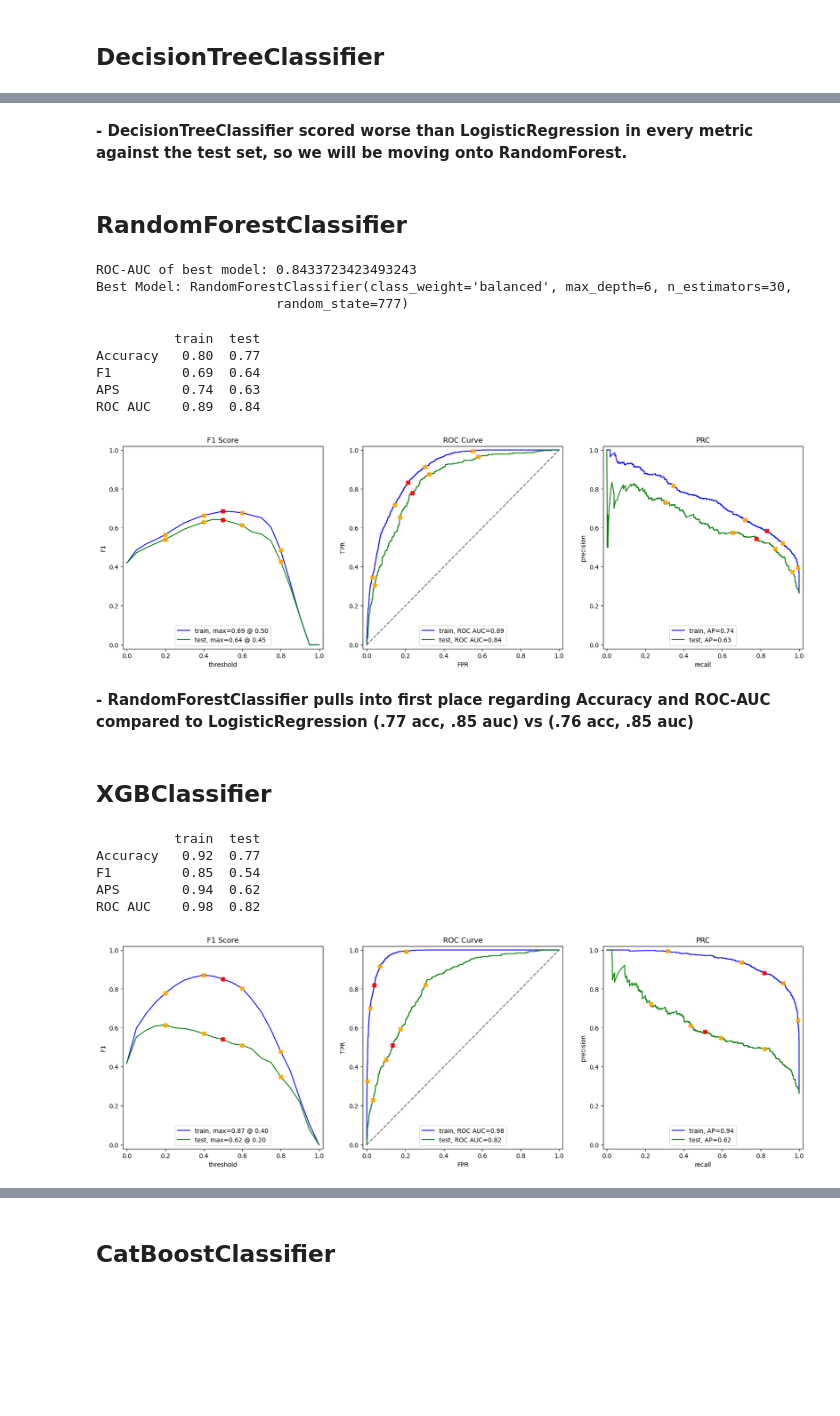
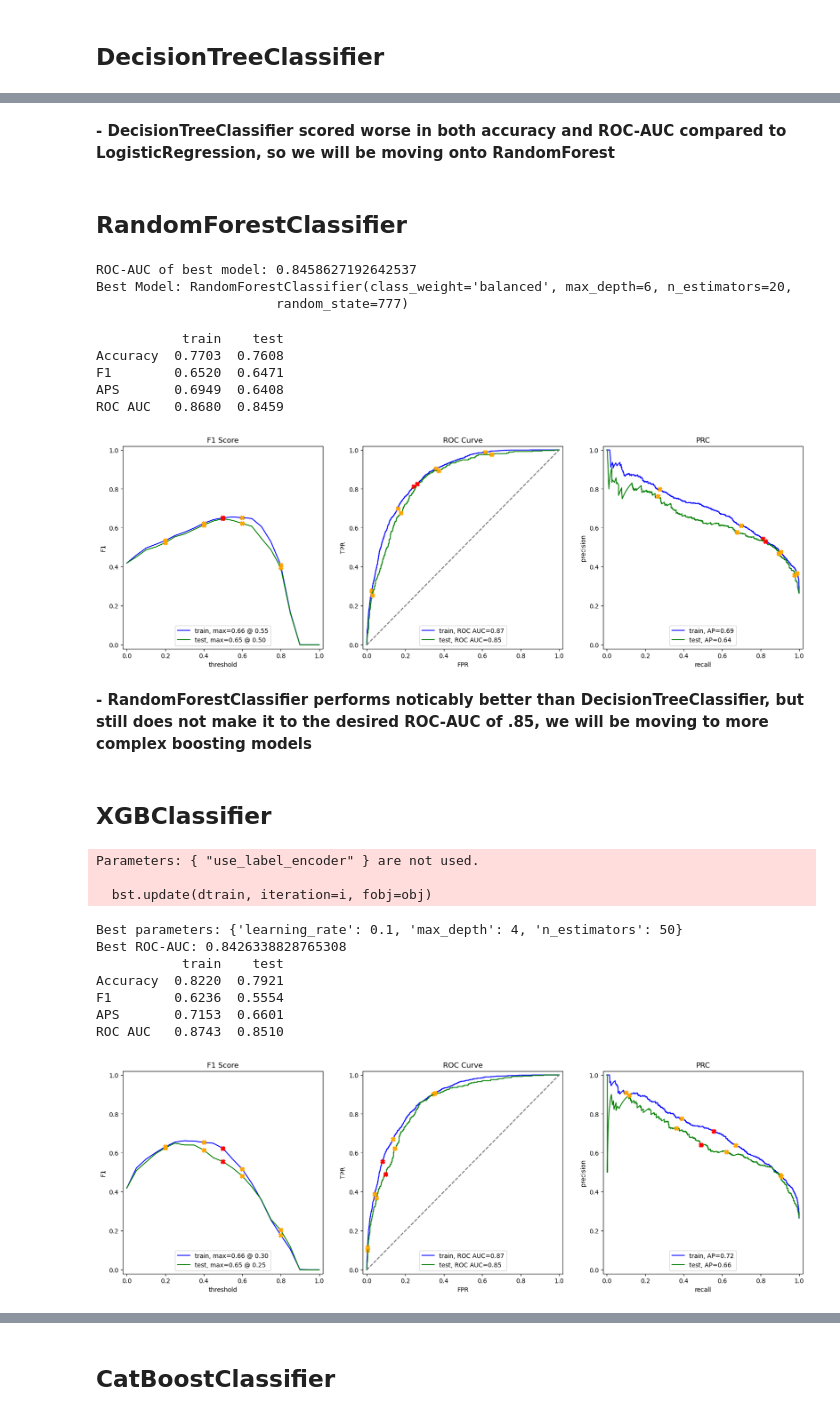
Before and after one commit to avonmims/101010.ds, a Jupyter notebook: School-Projects/Sprint-17-Final-Project/s17_solution.ipynb, the cells around one changed output, grey strips where cells are left out. Cells and saved outputs as stored; diff of their text form; code cells hidden in the pictures; blank space fills up the shorter version.

Commit message:
project completed, ROC-AUC: .8530, Accuracy: .8034, ensemble: XGBoost/CatBoost

```diff
--- a/School-Projects/Sprint-17-Final-Project/s17_solution.ipynb
+++ b/School-Projects/Sprint-17-Final-Project/s17_solution.ipynb
@@ -343,7 +390,7 @@ def evaluate_model(model, train_features, train_target, test_features, test_targ
         eval_stats[type]['F1'] = metrics.f1_score(target, pred_target)
 
     df_eval_stats = pd.DataFrame(eval_stats)
-    df_eval_stats = df_eval_stats.round(2)
+    df_eval_stats = df_eval_stats.round(4)
     df_eval_stats = df_eval_stats.reindex(index=('Accuracy', 'F1', 'APS', 'ROC AUC'))
 
     print(df_eval_stats)
@@ -407,7 +454,7 @@ ROC-AUC of best model: 0.8328902839133019
 Best Model: DecisionTreeClassifier(class_weight='balanced', max_depth=6, random_state=777)
 # %%
     #!! decision tree model with optimal max_depth
-tree_model = DecisionTreeClassifier(max_depth=6, class_weight='balanced', random_state=777)
+tree_model = best_model
 tree_model.fit(features_train, target_train)
 
 evaluate_model(tree_model, features_train, target_train, features_test, target_test)
@@ -420,13 +467,13 @@ ROC AUC    0.86  0.83
 [figure]
 # %% [markdown]
-**- DecisionTreeClassifier scored worse than LogisticRegression in every metric against the test set, so we will be moving onto RandomForest.**
+**- DecisionTreeClassifier scored worse in both accuracy and ROC-AUC compared to LogisticRegression, so we will be moving onto RandomForest**
 # %% [markdown]
 ## RandomForestClassifier
 # %%
 #!! looping through n_estimators and max_depth to find optimal values
 best_model = None
 best_score = 0
-for est in range(3, 33, 3):
+for est in range(5, 55, 5):
     for depth in range(1, 21):
         rf_model = RandomForestClassifier(n_estimators=est, max_depth=depth, class_weight='balanced', random_state=777)
         rf_model.fit(features_train, target_train)
@@ -439,35 +486,61 @@ for est in range(3, 33, 3):
 print('ROC-AUC of best model:', best_score)
 print('Best Model:', best_model)
 # %% [output]
-ROC-AUC of best model: 0.8433723423493243
-Best Model: RandomForestClassifier(class_weight='balanced', max_depth=6, n_estimators=30,
+ROC-AUC of best model: 0.8458627192642537
+Best Model: RandomForestClassifier(class_weight='balanced', max_depth=6, n_estimators=20,
                        random_state=777)
 # %%
     #!! random forest model with optimal n_estimators and max_depth
-rf_model = RandomForestClassifier(n_estimators=21, max_depth=8, class_weight='balanced', random_state=777)
+rf_model = best_model
 rf_model.fit(features_train, target_train)
 
 evaluate_model(rf_model, features_train, target_train, features_test, target_test)
 # %% [output]
-          train  test
-Accuracy   0.80  0.77
-F1         0.69  0.64
-APS        0.74  0.63
-ROC AUC    0.89  0.84
+           train    test
+Accuracy  0.7703  0.7608
+F1        0.6520  0.6471
+APS       0.6949  0.6408
+ROC AUC   0.8680  0.8459
-[figure, old version]
+[figure, new version]
 # %% [markdown]
-**- RandomForestClassifier pulls into first place regarding Accuracy and ROC-AUC compared to LogisticRegression (.77 acc, .85 auc) vs (.76 acc, .85 auc)**
+**- RandomForestClassifier performs noticably better than DecisionTreeClassifier, but still does not make it to the desired ROC-AUC of .85, we will be moving to more complex boosting models**
 # %% [markdown]
 ## XGBClassifier
 # %%
-xgb_model = XGBClassifier(eval_metric='auc', random_state=777)
-xgb_model.fit(features_train, target_train)
+xgb_params = {
+    'n_estimators': [50, 100, 200],
+    'max_depth': [4, 6, 8],
+    'learning_rate': [0.01, 0.1, 0.2]
+}
 
-evaluate_model(xgb_model, features_train, target_train, features_test, target_test)
+xgb_grid = GridSearchCV(
+    estimator=XGBClassifier(eval_metric='auc', use_label_encoder=False, random_state=777),
+    param_grid=xgb_params,
+    scoring='roc_auc',
+    cv=3,
+    n_jobs=-1,
+    verbose=0
+)
+
+xgb_grid.fit(features_train, target_train)
+print('Best parameters:', xgb_grid.best_params_)
+print('Best ROC-AUC:', xgb_grid.best_score_)
+
+evaluate_model(xgb_grid.best_estimator_, features_train, target_train, features_test, target_test)
+
+#xgb_model = XGBClassifier(eval_metric='auc', random_state=777)
+#xgb_model.fit(features_train, target_train)
+
+#evaluate_model(xgb_model, features_train, target_train, features_test, target_test)
 # %% [output]
-          train  test
-Accuracy   0.92  0.77
-F1         0.85  0.54
-APS        0.94  0.62
-ROC AUC    0.98  0.82
+Parameters: { "use_label_encoder" } are not used.
+
+  bst.update(dtrain, iteration=i, fobj=obj)
+Best parameters: {'learning_rate': 0.1, 'max_depth': 4, 'n_estimators': 50}
+Best ROC-AUC: 0.8426338828765308
+           train    test
+Accuracy  0.8220  0.7921
+F1        0.6236  0.5554
+APS       0.7153  0.6601
+ROC AUC   0.8743  0.8510
-[figure, old version]
+[figure, new version]
```
Also changed, not shown: parts of 32 cells of this notebook, 4 other files.
